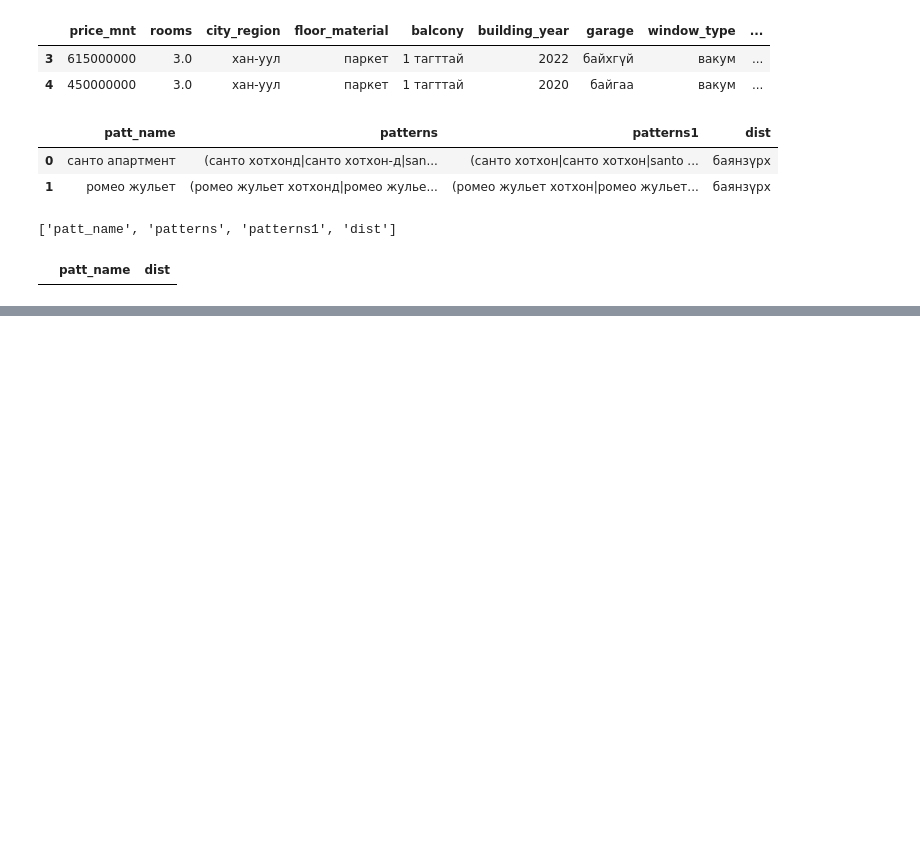
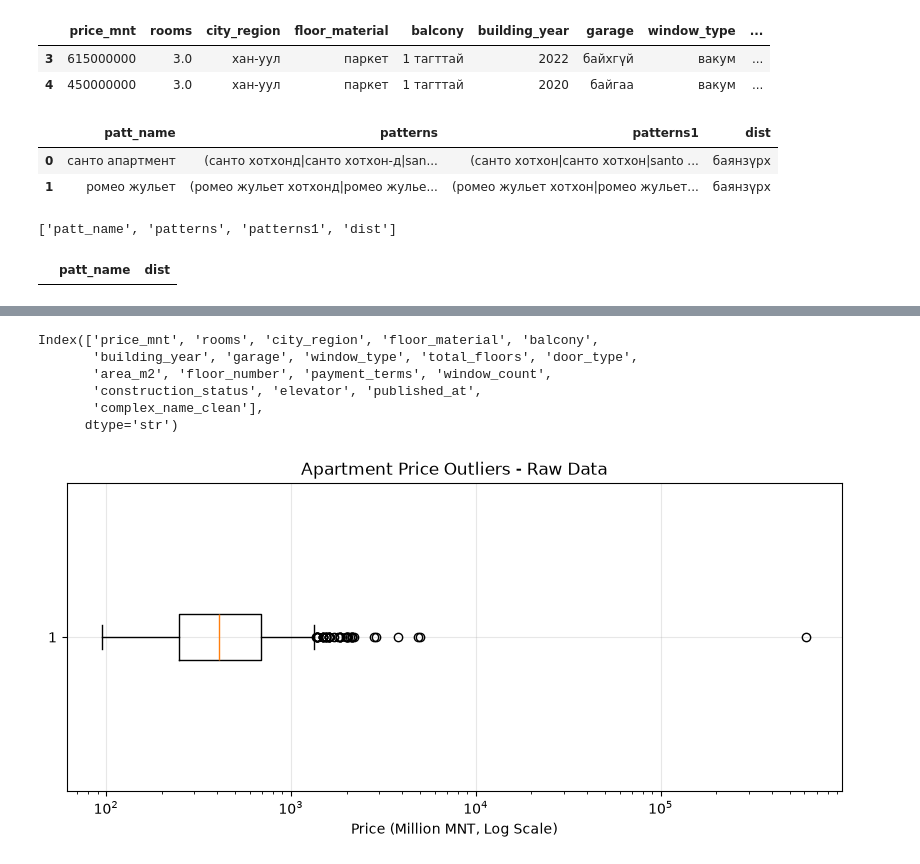
Before and after one commit to 2026328-Dashzeveg-Purevtogtokh/Machine-Learning-Sep26, a Jupyter notebook: CA1-ML-Apartment-Price-Prediction/notebooks/2026328_Machine_Learning_CA1_V1.ipynb, the cells around one changed output, grey strips where cells are left out. Drawn from its saved outputs; the diff is of its cells as text; code cells hidden in the pictures; blank space fills up the shorter version.

Commit message:
Update CA1 apartment data cleaning and preprocessing

```diff
--- a/CA1-ML-Apartment-Price-Prediction/notebooks/2026328_Machine_Learning_CA1_V1.ipynb
+++ b/CA1-ML-Apartment-Price-Prediction/notebooks/2026328_Machine_Learning_CA1_V1.ipynb
@@ -575,0 +634,4 @@ dtype: int64
+# %%
+df_matched["rooms"] = pd.to_numeric(df_matched["rooms"], errors="coerce")
+# %%
+df_matched = df_matched[df_matched["rooms"].between(1, 5)]
@@ -575,0 +683,11 @@ dtype: int64
+# %%
+district_names = {
+    "хан-уул": "khan-uul",
+    "баянзүрх": "bayanzurkh",
+    "баянгол": "bayangol",
+    "сүхбаатар": "sukhbaatar",
+    "сонгинохайрхан": "songino-khairkhan",
+    "чингэлтэй": "chingeltei",
+}
+
+df_matched["city_region"] = df_matched["city_region"].replace(district_names)
@@ -575,0 +711,12 @@ dtype: int64
+# %%
+from unidecode import unidecode
+
+
+def convert_to_latin(name):
+    if pd.isna(name):
+        return pd.NA
+
+    return unidecode(str(name))
+
+
+df_matched["complex_name_clean"] = df_matched["complex_name_clean"].apply(convert_to_latin)
@@ -623,2 +873,29 @@ Avg price_mnt: 1179717766.3934426
 Min price_mnt: 95000000
 Max price_mnt: 615650000000
+# %%
+df_matched.columns
+# %% [output]
+Index(['price_mnt', 'rooms', 'city_region', 'floor_material', 'balcony',
+       'building_year', 'garage', 'window_type', 'total_floors', 'door_type',
+       'area_m2', 'floor_number', 'payment_terms', 'window_count',
+       'construction_status', 'elevator', 'published_at',
+       'complex_name_clean'],
+      dtype='str')
+# %%
+import matplotlib.pyplot as plt
+
+# Select positive apartment prices.
+prices = df_matched.loc[df_matched["price_mnt"] > 0, "price_mnt"]
+
+plt.figure(figsize=(10, 4))
+
+plt.boxplot(prices / 1_000_000, vert=False)
+
+plt.xscale("log")
+plt.title("Apartment Price Outliers - Raw Data")
+plt.xlabel("Price (Million MNT, Log Scale)")
+plt.grid(alpha=0.3)
+
+plt.show()
+# %% [output]
+[figure, added]
```
Also changed, not shown: parts of 28 cells of this notebook.
